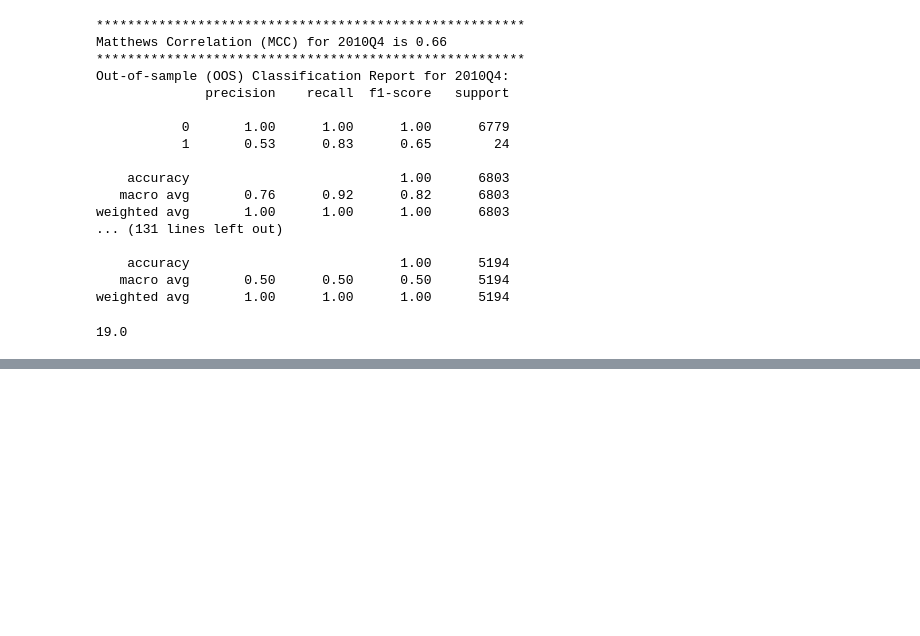
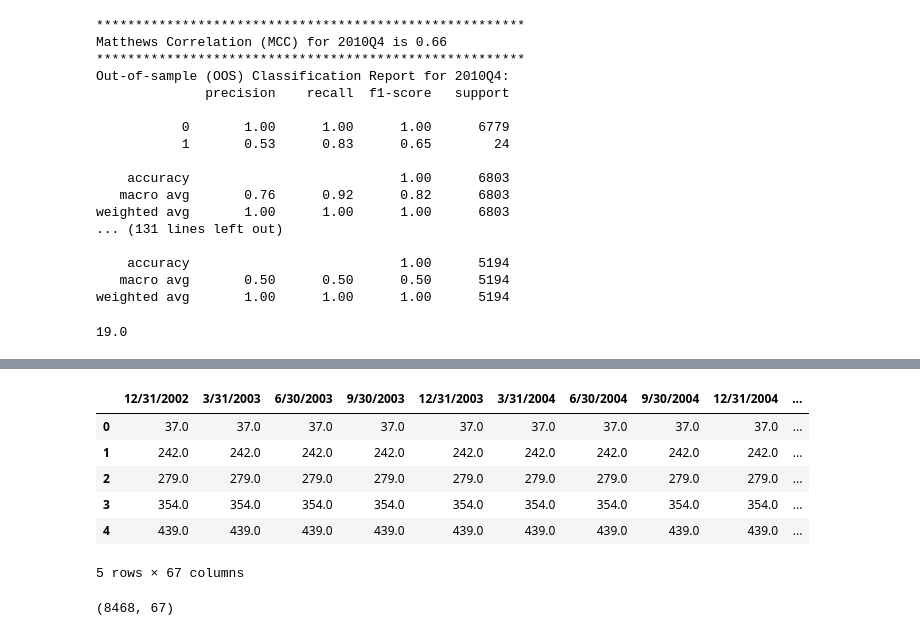
Before and after one commit to allaccountstaken/automl_v_hyperdrive, a Jupyter notebook: benchmark_model.ipynb, the cells around one changed output, grey strips where cells are left out. Drawn from its saved outputs; the diff is of its cells as text; code cells hidden in the pictures; blank space fills up the shorter version.

```diff
--- a/benchmark_model.ipynb
+++ b/benchmark_model.ipynb
@@ -301,0 +372,15 @@ weighted avg       1.00      1.00      1.00      5194
+# %%
+df3 = pd.read_csv('data/core_banks_dataset.csv')
+df3.head()
+# %% [output]
+|  | 12/31/2002 | 3/31/2003 | 6/30/2003 | 9/30/2003 | 12/31/2003 | 3/31/2004 | 6/30/2004 | 9/30/2004 | 12/31/2004 | ... |
+| 0 | 37.0 | 37.0 | 37.0 | 37.0 | 37.0 | 37.0 | 37.0 | 37.0 | 37.0 | ... |
+| 1 | 242.0 | 242.0 | 242.0 | 242.0 | 242.0 | 242.0 | 242.0 | 242.0 | 242.0 | ... |
+| 2 | 279.0 | 279.0 | 279.0 | 279.0 | 279.0 | 279.0 | 279.0 | 279.0 | 279.0 | ... |
+| 3 | 354.0 | 354.0 | 354.0 | 354.0 | 354.0 | 354.0 | 354.0 | 354.0 | 354.0 | ... |
+| 4 | 439.0 | 439.0 | 439.0 | 439.0 | 439.0 | 439.0 | 439.0 | 439.0 | 439.0 | ... |
+5 rows × 67 columns
+# %%
+df3.shape
+# %% [output]
+(8468, 67)
```
Also changed, not shown: parts of 5 cells of this notebook, 13 other files.
